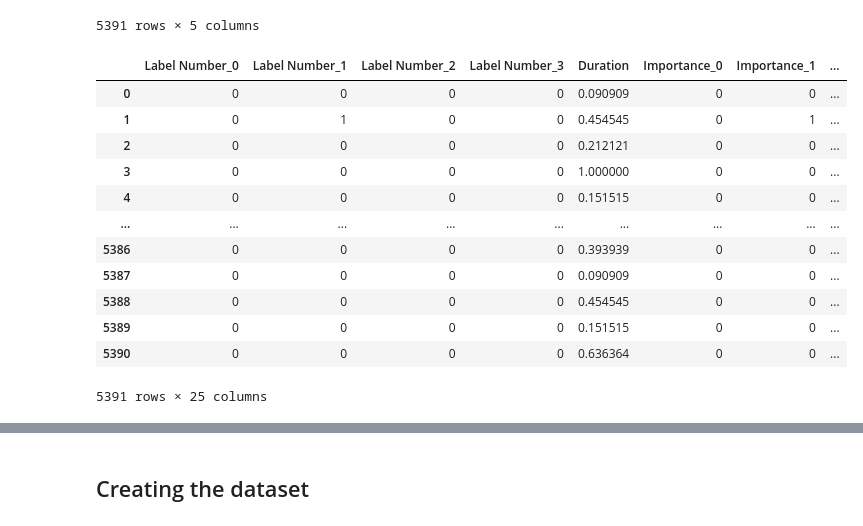
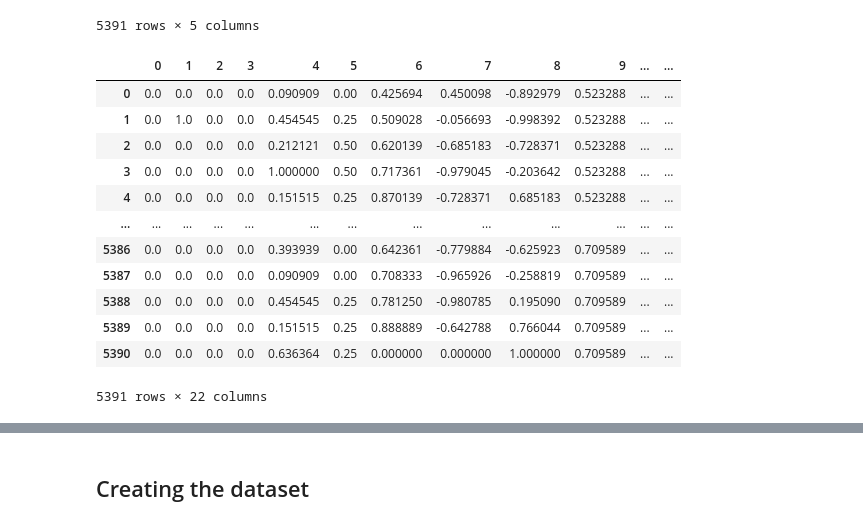
Before and after one commit to sofi12321/healthy-based-productivity, a Jupyter notebook: Model/model_train.ipynb, the cells around one changed output, grey strips where cells are left out. Saved outputs shown, nothing was run; the diff lists cells and outputs as text; code cells hidden in the pictures.

```diff
--- a/Model/model_train.ipynb
+++ b/Model/model_train.ipynb
@@ -61,21 +61,22 @@ data
 5391 rows × 5 columns
 # %%
 input_data, type_vector, output_data = preproc.preprocess('../Data/schedule_gen.csv')
-input_data
+input_data = np.array(input_data, dtype=np.float64)
+pd.DataFrame(input_data)
 # %% [output]
-|  | Label Number_0 | Label Number_1 | Label Number_2 | Label Number_3 | Duration | Importance_0 | Importance_1 | ... |
-| 0 | 0 | 0 | 0 | 0 | 0.090909 | 0 | 0 | ... |
-| 1 | 0 | 1 | 0 | 0 | 0.454545 | 0 | 1 | ... |
-| 2 | 0 | 0 | 0 | 0 | 0.212121 | 0 | 0 | ... |
-| 3 | 0 | 0 | 0 | 0 | 1.000000 | 0 | 0 | ... |
-| 4 | 0 | 0 | 0 | 0 | 0.151515 | 0 | 0 | ... |
-| ... | ... | ... | ... | ... | ... | ... | ... | ... |
-| 5386 | 0 | 0 | 0 | 0 | 0.393939 | 0 | 0 | ... |
-| 5387 | 0 | 0 | 0 | 0 | 0.090909 | 0 | 0 | ... |
-| 5388 | 0 | 0 | 0 | 0 | 0.454545 | 0 | 0 | ... |
-| 5389 | 0 | 0 | 0 | 0 | 0.151515 | 0 | 0 | ... |
-| 5390 | 0 | 0 | 0 | 0 | 0.636364 | 0 | 0 | ... |
+|  | 0 | 1 | 2 | 3 | 4 | 5 | 6 | 7 | 8 | 9 | ... | ... |
+| 0 | 0.0 | 0.0 | 0.0 | 0.0 | 0.090909 | 0.00 | 0.425694 | 0.450098 | -0.892979 | 0.523288 | ... | ... |
+| 1 | 0.0 | 1.0 | 0.0 | 0.0 | 0.454545 | 0.25 | 0.509028 | -0.056693 | -0.998392 | 0.523288 | ... | ... |
+| 2 | 0.0 | 0.0 | 0.0 | 0.0 | 0.212121 | 0.50 | 0.620139 | -0.685183 | -0.728371 | 0.523288 | ... | ... |
+| 3 | 0.0 | 0.0 | 0.0 | 0.0 | 1.000000 | 0.50 | 0.717361 | -0.979045 | -0.203642 | 0.523288 | ... | ... |
+| 4 | 0.0 | 0.0 | 0.0 | 0.0 | 0.151515 | 0.25 | 0.870139 | -0.728371 | 0.685183 | 0.523288 | ... | ... |
+| ... | ... | ... | ... | ... | ... | ... | ... | ... | ... | ... | ... | ... |
+| 5386 | 0.0 | 0.0 | 0.0 | 0.0 | 0.393939 | 0.00 | 0.642361 | -0.779884 | -0.625923 | 0.709589 | ... | ... |
+| 5387 | 0.0 | 0.0 | 0.0 | 0.0 | 0.090909 | 0.00 | 0.708333 | -0.965926 | -0.258819 | 0.709589 | ... | ... |
+| 5388 | 0.0 | 0.0 | 0.0 | 0.0 | 0.454545 | 0.25 | 0.781250 | -0.980785 | 0.195090 | 0.709589 | ... | ... |
+| 5389 | 0.0 | 0.0 | 0.0 | 0.0 | 0.151515 | 0.25 | 0.888889 | -0.642788 | 0.766044 | 0.709589 | ... | ... |
+| 5390 | 0.0 | 0.0 | 0.0 | 0.0 | 0.636364 | 0.25 | 0.000000 | 0.000000 | 1.000000 | 0.709589 | ... | ... |
-5391 rows × 25 columns
+5391 rows × 22 columns
 # %%
 # Make the data positive
 output_data = np.abs(np.array(output_data, dtype=np.float64))
```
Also changed, not shown: parts of 7 cells of this notebook, 1 other file.
